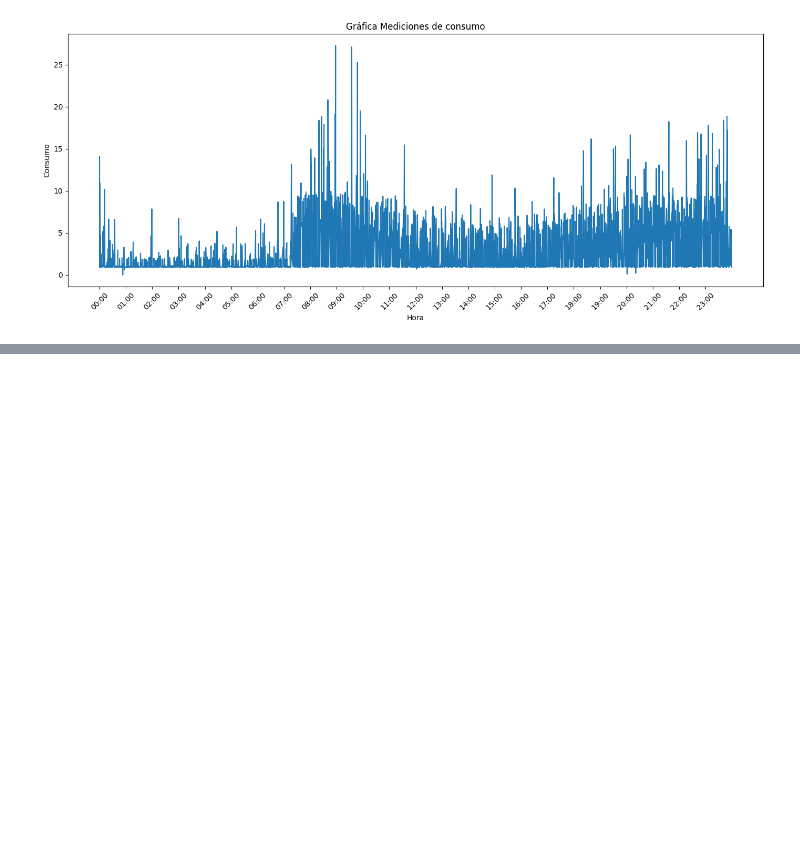
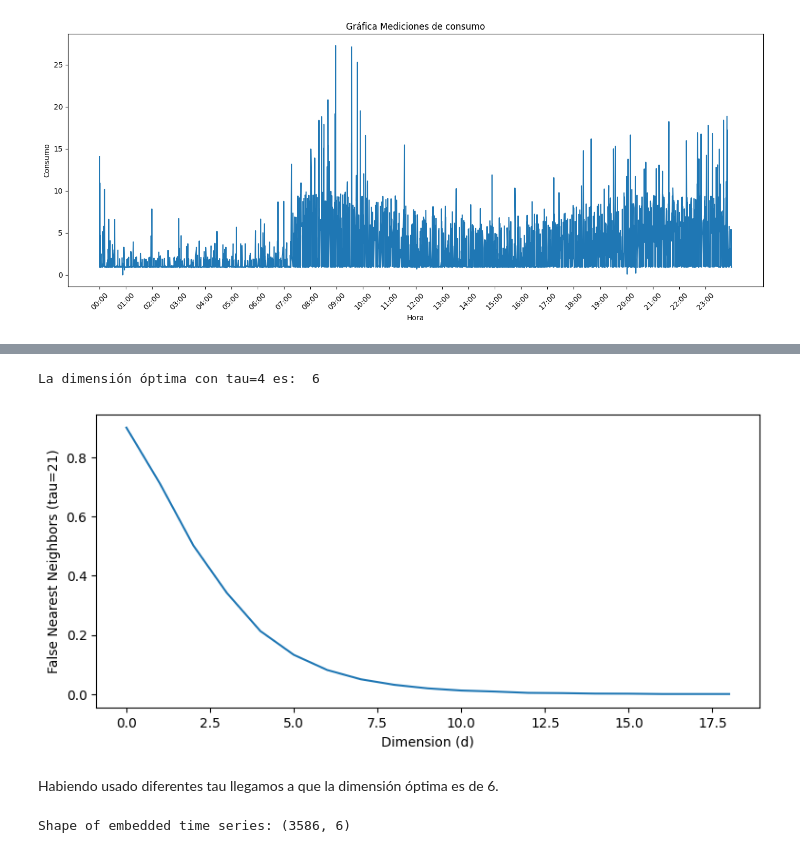
Before and after one commit to AndresOrantes/Examen-Pr-ctico-Consumo-de-Electricidad, a Jupyter notebook: NotebookExamenPractico.ipynb, the cells around one changed output, grey strips where cells are left out. Saved outputs shown, nothing was run; the diff lists cells and outputs as text; code cells hidden in the pictures; blank space fills up the shorter version.

```diff
--- a/NotebookExamenPractico.ipynb
+++ b/NotebookExamenPractico.ipynb
@@ -65,0 +167,31 @@ hora,y=(todo["Tiempo"],todo["Consumption"])#Ponemos nombres de variables a los d
+# %%
+dim = np.arange(1, 20)
+f1, f2, f3 = dimension.fnn(y, tau=4, dim=dim, maxnum=100)
+
+plt.figure(figsize=(9,4))
+plt.xlabel('Dimension (d)')
+plt.ylabel('False Nearest Neighbors (tau=21)')
+plt.plot(f1)
+print("La dimensión óptima con tau=4 es: ", [f<=0.1 for f in f1].index(True))
+# %% [output]
+La dimensión óptima con tau=4 es:  6
+[figure, added]
+# %% [markdown]
+Habiendo usado diferentes tau llegamos a que la dimensión óptima es de 6.
+# %%
+embedding_dimension_periodic = 6
+embedding_time_delay_periodic = 4
+stride = 1
+embedder_periodic = SingleTakensEmbedding(
+    parameters_type="fixed",
+    n_jobs=2,
+    time_delay=embedding_time_delay_periodic,
+    dimension=embedding_dimension_periodic,
+    stride=stride,
+)
+
+y_periodic_embedded = embedder_periodic.fit_transform(y)
+print(f"Shape of embedded time series: {y_periodic_embedded.shape}")
+plot_point_cloud(y_periodic_embedded)
+# %% [output]
+Shape of embedded time series: (3586, 6)
```
Also changed, not shown: parts of 52 cells of this notebook.
